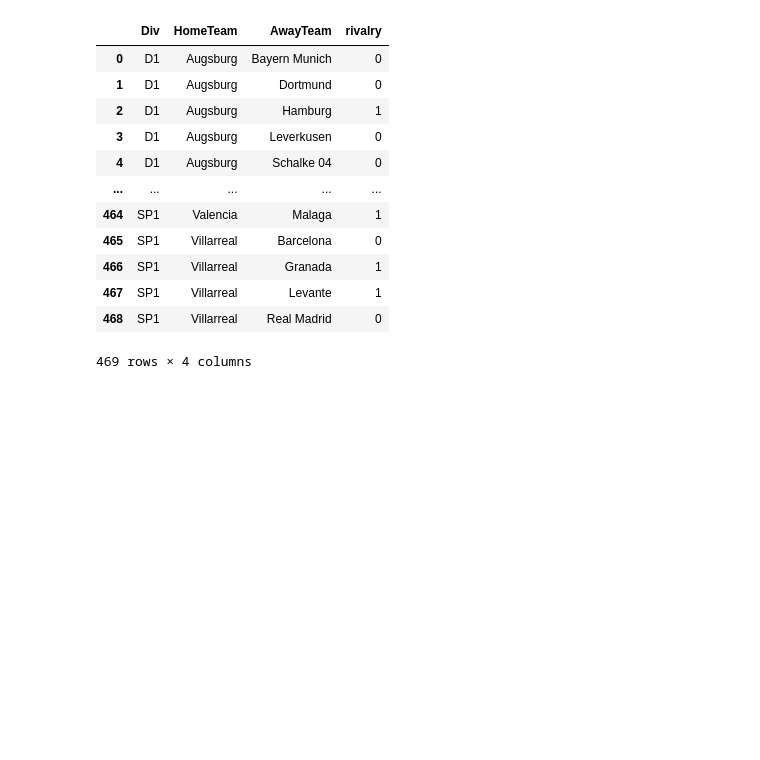
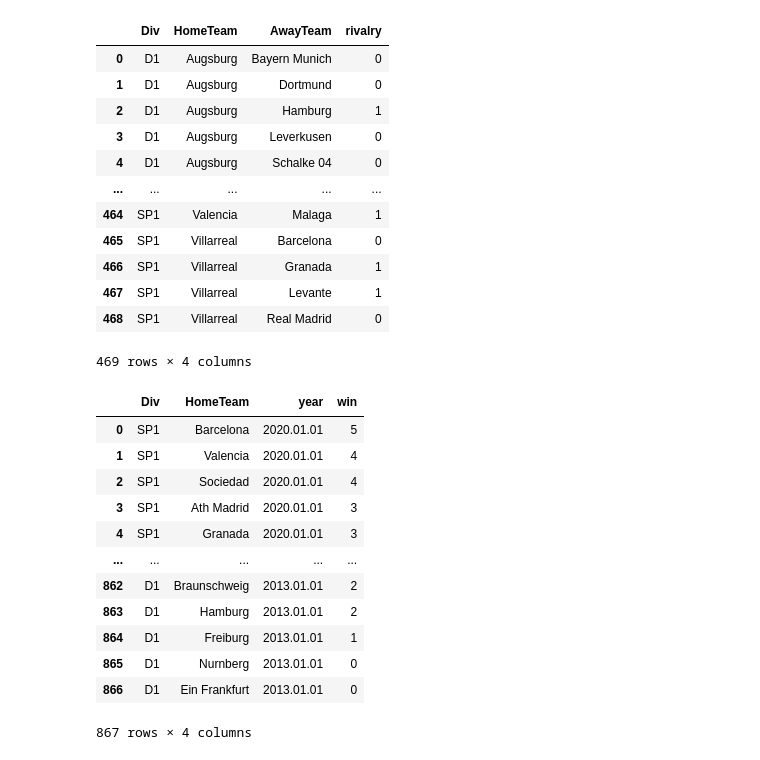
Before and after one commit to com-480-data-visualization/com-480-project-coviz-19, a Jupyter notebook: notebooks/Exploratory/betting.ipynb, the cells around one changed output. Drawn from its saved outputs; the diff is of its cells as text; code cells hidden in the pictures; blank space fills up the shorter version.

```diff
--- a/notebooks/Exploratory/betting.ipynb
+++ b/notebooks/Exploratory/betting.ipynb
@@ -196,3 +211,21 @@ rivalries
 | 467 | SP1 | Villarreal | Levante | 1 |
 | 468 | SP1 | Villarreal | Real Madrid | 0 |
 469 rows × 4 columns
+# %%
+per_year = pd.read_csv('../../data/Dataset2/win_per_year.csv')
+per_year['year']=per_year.year.astype('str').apply(lambda x:x+ '.01.01')
+per_year
+# %% [output]
+|  | Div | HomeTeam | year | win |
+| 0 | SP1 | Barcelona | 2020.01.01 | 5 |
+| 1 | SP1 | Valencia | 2020.01.01 | 4 |
+| 2 | SP1 | Sociedad | 2020.01.01 | 4 |
+| 3 | SP1 | Ath Madrid | 2020.01.01 | 3 |
+| 4 | SP1 | Granada | 2020.01.01 | 3 |
+| ... | ... | ... | ... | ... |
+| 862 | D1 | Braunschweig | 2013.01.01 | 2 |
+| 863 | D1 | Hamburg | 2013.01.01 | 2 |
+| 864 | D1 | Freiburg | 2013.01.01 | 1 |
+| 865 | D1 | Nurnberg | 2013.01.01 | 0 |
+| 866 | D1 | Ein Frankfurt | 2013.01.01 | 0 |
+867 rows × 4 columns
```
Also changed, not shown: parts of 6 cells of this notebook, 6 other files.
